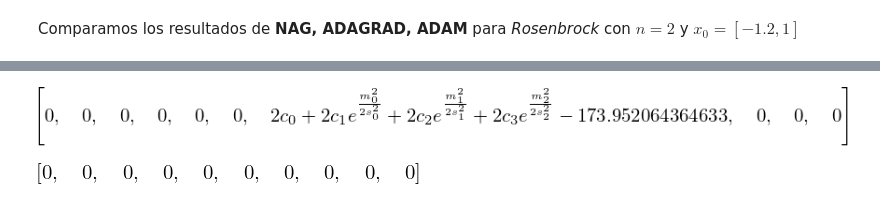
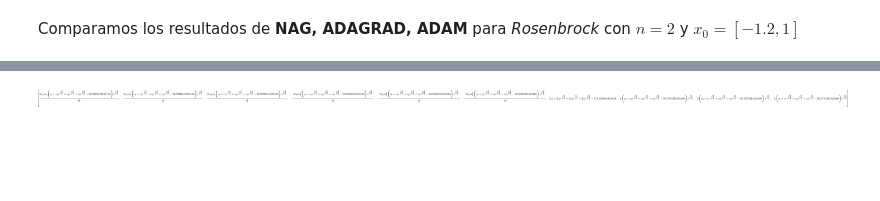
Before and after one commit to nottu/nottu-notes, a Jupyter notebook: MachineLearning/tarea_2_javier_peralta.ipynb, the cells around one changed output, grey strips where cells are left out. Saved outputs shown, nothing was run; the diff lists cells and outputs as text; code cells hidden in the pictures; blank space fills up the shorter version.

```diff
--- a/MachineLearning/tarea_2_javier_peralta.ipynb
+++ b/MachineLearning/tarea_2_javier_peralta.ipynb
@@ -234,5 +252,5 @@ radial_err(data[:1, 0], data[:1, 1], mu ,sigma, c, sp)
 # %%
-def radial_err_pdif(x, y, mu, sigma, c, mask):
+def radial_err_pdif(x, y, mu, sigma, c):
         """mask: a bookean array that indicates the
         symbols we need to derive with respect to.
         Derivatives wil be wrt mu, then sigma then c"""
@@ -240,56 +258,47 @@ def radial_err_pdif(x, y, mu, sigma, c, mask):
         partials = [0] * (len(mu) * 3 + 1)
         k = 0
         for i in range(len(mu)):
-            if(mask[k]):
-                partials[k] = sp.diff(fun, mu[i])
+            partials[k] = sp.diff(fun, mu[i])
             k +=1
         for i in range(len(sigma)):
-            if(mask[k]):
-                partials[k] = sp.diff(fun, sigma[i])
+            partials[k] = sp.diff(fun, sigma[i])
             k +=1
         for i in range(len(c)):
-            if(mask[k]):
-                partials[k] = sp.diff(fun, c[i])
+            partials[k] = sp.diff(fun, c[i])
             k +=1
         return partials
 
-def create_radial_err_pdif_fun(x, y):
-    def fun(msc, mask):
-        k = int(np.floor(len(msc)/3))
-        mu, sigma, c = msc[:k], msc[k:2*k], msc[2*k:]
-        return radial_err(x, y, mu, sigma, c)
+def create_radial_err_pdif_fun(x, y, msc):
+    k = int(np.floor(len(msc)/3))
+    mu, sigma, c = msc[:k], msc[k:2*k], msc[2*k:]
+    errdif  =  radial_err_pdif(x, y, mu, sigma, c)
+    errdifL = [sp.lambdify(msc, errdif[i]) for i in range(len(msc))]
+    def fun(val, mask):
+        return np.array([errdifL[i](*val) if mask[i] else 0 for i in range(len(val))])
     return fun
 # %%
-radial_err_pdif(data[:1, 0], data[:1, 1], mu, sigma, c, [0,0,0,0,0,0,1,0,0,0])
+radial_err_pdif(data[:1, 0], data[:1, 1], mu, sigma, c)
 # %% [output]
-[figure, old version]
+[figure, new version]
 # %%
-def create_mask(idx, k):
-    mask = [0] * k
-    for i in idx
-        mask[i] = 1
-    return mask
-
-def nag_batch(f, gradf, x0, nIter, alpha, eta, batch_size):
+def nag_batch(f, gradf, x0, nIter, alpha, eta):
     assert alpha > 0 and eta > 0#positive step size
     a, e, x = alpha, eta, x0
-    mask_indexes = [i for i in range(len(x0))]
-    np.random.shuffle(mask_indexes)
-
-    #need to implement batch code
-
     #primer paso es desenso de gradiente...
     p = gradf(x)
     fx = [f(x)]
-    x = x - a * p
+    xn = x - a * p
     #empieza NAG
+    if(f(xn) < f(x)):
+        x = xn
     fx.append(f(x))
     for i in range(nIter - 1): #ya hicimos la primera iteracion...
         xn = x - a * p #tomamos el paso anterior
         gt = gradf(xn)
         p = e * p + gt #nueva dir
-        x = xn - a * p
+        xn = xn - a * p
+#         if(f(xn) < f(x)):
+        x = xn
         fx.append(f(x))
+    print(x)
     return np.array(fx)
-# %% [output]
-[figure, removed]
```
Also changed, not shown: parts of 36 cells of this notebook.
